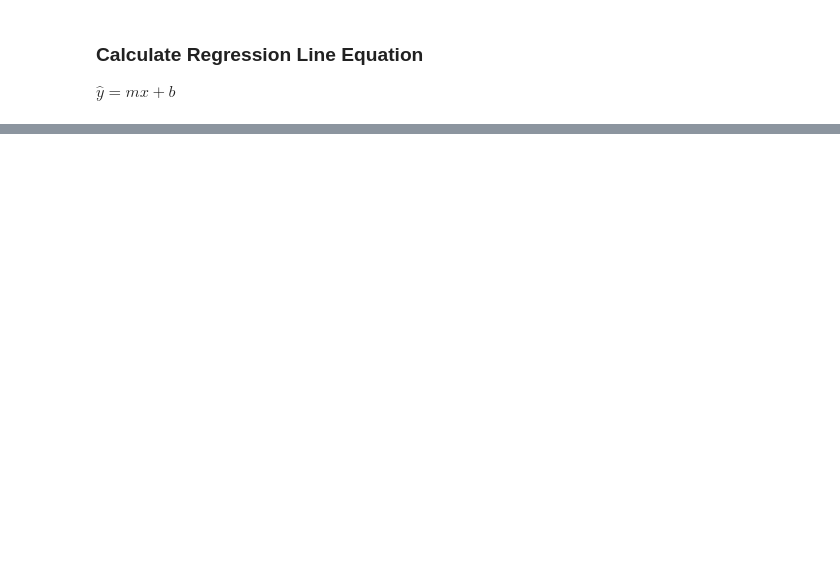
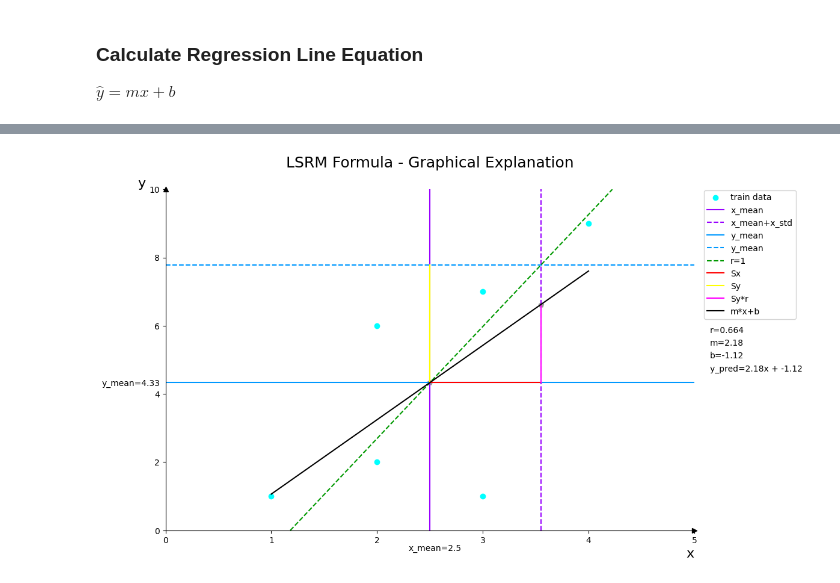
Before and after one commit to ProgressBG-Python-Course/JupyterNotebooksExamples, a Jupyter notebook: Notebooks/supervised_learning_algorihtms/linear_models_for_classification_and_regression/LSRM_DeepExplanations.ipynb, the cells around one changed output, grey strips where cells are left out. Saved outputs shown, nothing was run; the diff lists cells and outputs as text; code cells hidden in the pictures; blank space fills up the shorter version.

```diff
--- a/Notebooks/supervised_learning_algorihtms/linear_models_for_classification_and_regression/LSRM_DeepExplanations.ipynb
+++ b/Notebooks/supervised_learning_algorihtms/linear_models_for_classification_and_regression/LSRM_DeepExplanations.ipynb
@@ -204,7 +204,7 @@ r = r_mat[0,1].round(3)
 
 ### calculate m:
 m = r*(y_std/x_std)
-m = m.round(2)
+m = m
 
 print(f'x_mean={x_mean}; y_mean={y_mean}')
 print(f'x_std={x_std}; y_std={y_std}')
@@ -278,0 +261,65 @@ fig.tight_layout()
+# %%
+fig, ax = plt.subplots(figsize=(12,7))
+
+# Move the left and bottom spines to x = 0 and y = 0, respectively.
+ax.spines["left"].set_position(("data", 0))
+ax.spines["bottom"].set_position(("data", 0))
+# Hide the top and right spines.
+ax.spines["top"].set_visible(False)
+ax.spines["right"].set_visible(False)
+# Draw arrows (as black triangles: ">k"/"^k") at the end of the axes.
+ax.plot(1, 0, ">k", transform=ax.get_yaxis_transform(), clip_on=False)
+ax.plot(0, 1, "^k", transform=ax.get_xaxis_transform(), clip_on=False)
+
+# set axis limits:
+x_max = abs(x.max())
+y_max = abs(y.max())
+# ax.set_xlim(-1, x_max)
+# ax.set_ylim(-1, y_max)
+ax.set_xlim(0,x_max+1)
+ax.set_ylim(0,y_max+1)
+
+# plot data
+ax.scatter(x=x, y=y, c='#0FF', label="train data")
+
+# plot X_mean lines
+ax.axvline(x_mean, c="#90F", label="x_mean")
+ax.axvline(x_mean+x_std, c="#90F", linestyle="--",label="x_mean+x_std")
+
+# plot Y_mean lines
+ax.axhline(y_mean, c="#09F", label="y_mean")
+ax.axhline(y_mean+y_std, c="#09F", linestyle="--", label="y_mean")
+
+# plot line when r=1, i.e. m = Sy/Sx,
+ax.axline((x_mean, y_mean), (x_mean+x_std, y_mean+y_std), linestyle='--', c="#090", label="r=1")
+
+# plot Sx, Sy and Sy*r
+ax.plot((x_mean, x_mean+x_std),(y_mean,y_mean), color="#F00", label="Sx")
+ax.plot((x_mean, x_mean),(y_mean,y_mean+y_std), color="#FF0", label="Sy")
+ax.plot((x_mean+x_std, x_mean+x_std),(y_mean,(y_mean+y_std*r)), color="#F0F", label="Sy*r")
+
+# plot points for (x_mean,y_mean),(x_mean+x_std, y_mean+y_std*r)
+ax.scatter(x_mean, y_mean, marker='p', c="#999")
+ax.scatter(x_mean+x_std, y_mean+y_std*r, marker='p', c="#999")
+
+# plot line y = mx+b
+ax.plot(x, m*x+b, c="#000", linestyle="-", label=f"m*x+b")
+# ax.axline((x_mean,y_mean),(x_mean+x_std, y_mean+y_std*r), c="#000", linestyle="--", label=f"m*x+b")
+
+# set aux text:
+ax.text(x_mean-0.2, -0.6, f'x_mean={round(x_mean,2)}')
+ax.text(-0.6, y_mean-0.1, f'y_mean={round(y_mean,2)}')
+
+fig.text(0.86, 0.56, f'r={r}')
+fig.text(0.86, 0.53, f'm={m.round(2)}')
+fig.text(0.86, 0.50, f'b={b.round(2)}' )
+fig.text(0.86, 0.47, f'y_pred={m.round(2)}x + {b.round(2)}')
+
+# ax.grid()
+ax.set_xlabel('x', loc='right', fontsize=16)
+ax.set_ylabel('y', loc='top', rotation=0, fontsize=16)
+ax.set_title('LSRM Formula - Graphical Explanation', fontsize=18, y=1.05)
+ax.legend(loc='upper right',  bbox_to_anchor=(1.2, 1.01))
+fig.tight_layout()
+# %% [output]
+[figure, added]
```
Also changed, not shown: parts of 9 cells of this notebook.
